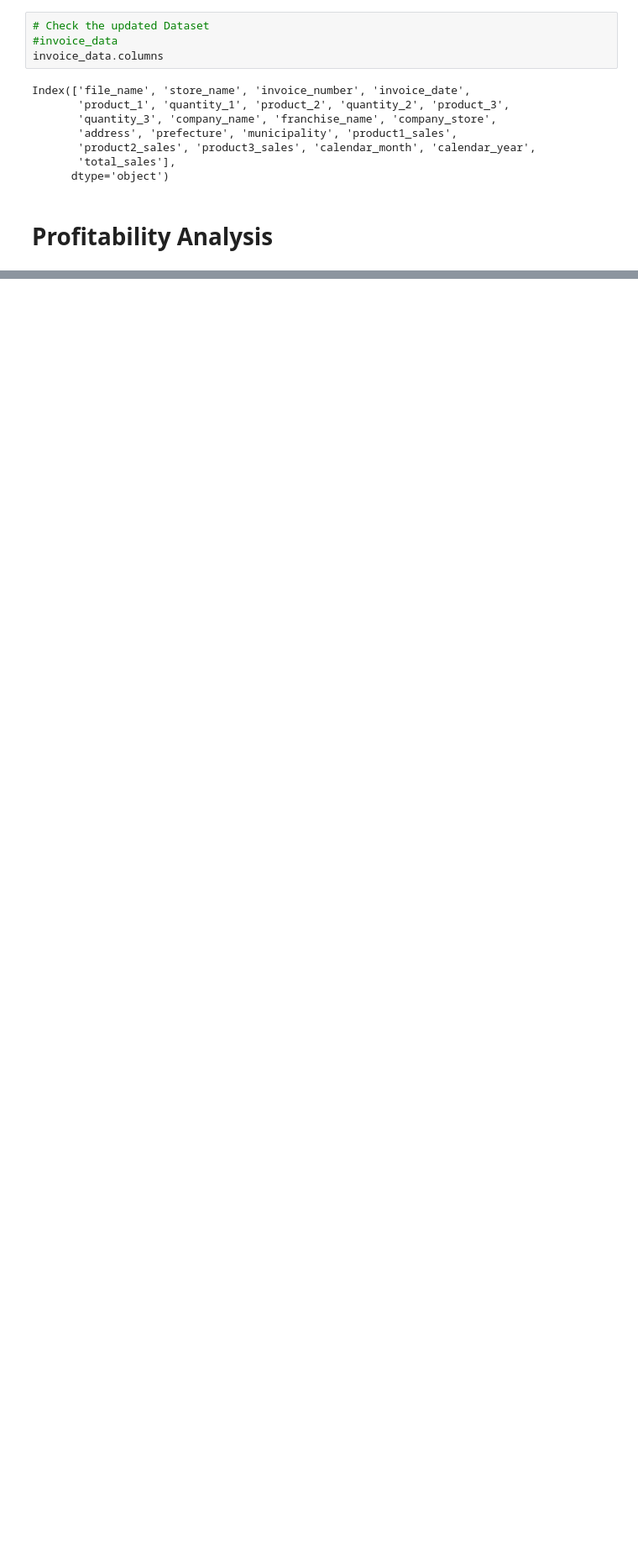
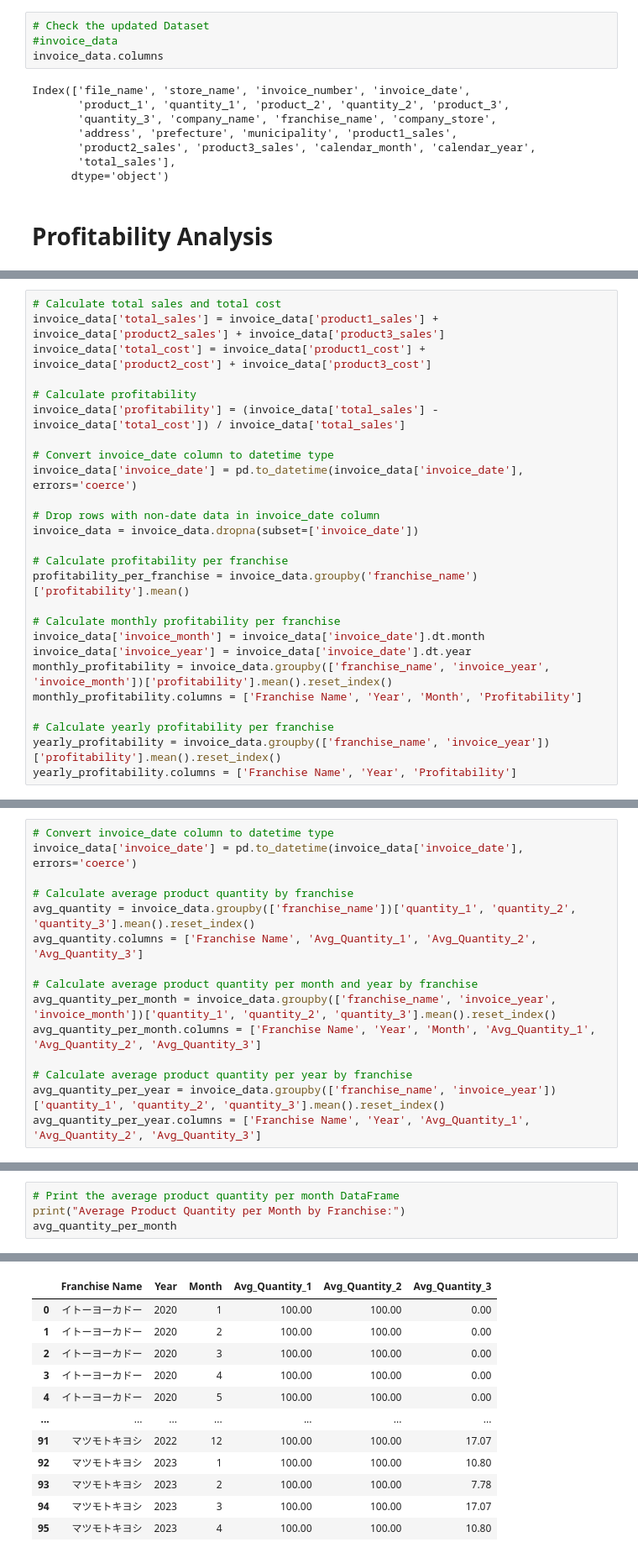
Before and after one commit to Kensuzuki95/EY_Assignment, a Jupyter notebook: Assignment_Analysis.ipynb, the cells around one changed output, grey strips where cells are left out. Shown: that part at 84% size. Drawn from its saved outputs; the diff is of its cells as text; blank space fills up the shorter version.

```diff
--- a/Assignment_Analysis.ipynb
+++ b/Assignment_Analysis.ipynb
@@ -407,0 +488,26 @@ Index(['file_name', 'store_name', 'invoice_number', 'invoice_date',
+# %%
+# Calculate total sales and total cost
+invoice_data['total_sales'] = invoice_data['product1_sales'] + invoice_data['product2_sales'] + invoice_data['product3_sales']
+invoice_data['total_cost'] = invoice_data['product1_cost'] + invoice_data['product2_cost'] + invoice_data['product3_cost']
+
+# Calculate profitability
+invoice_data['profitability'] = (invoice_data['total_sales'] - invoice_data['total_cost']) / invoice_data['total_sales']
+
+# Convert invoice_date column to datetime type
+invoice_data['invoice_date'] = pd.to_datetime(invoice_data['invoice_date'], errors='coerce')
+
+# Drop rows with non-date data in invoice_date column
+invoice_data = invoice_data.dropna(subset=['invoice_date'])
+
+# Calculate profitability per franchise
+profitability_per_franchise = invoice_data.groupby('franchise_name')['profitability'].mean()
+
+# Calculate monthly profitability per franchise
+invoice_data['invoice_month'] = invoice_data['invoice_date'].dt.month
+invoice_data['invoice_year'] = invoice_data['invoice_date'].dt.year
+monthly_profitability = invoice_data.groupby(['franchise_name', 'invoice_year', 'invoice_month'])['profitability'].mean().reset_index()
+monthly_profitability.columns = ['Franchise Name', 'Year', 'Month', 'Profitability']
+
+# Calculate yearly profitability per franchise
+yearly_profitability = invoice_data.groupby(['franchise_name', 'invoice_year'])['profitability'].mean().reset_index()
+yearly_profitability.columns = ['Franchise Name', 'Year', 'Profitability']
@@ -407,0 +554,15 @@ Index(['file_name', 'store_name', 'invoice_number', 'invoice_date',
+# %%
+# Convert invoice_date column to datetime type
+invoice_data['invoice_date'] = pd.to_datetime(invoice_data['invoice_date'], errors='coerce')
+
+# Calculate average product quantity by franchise
+avg_quantity = invoice_data.groupby(['franchise_name'])['quantity_1', 'quantity_2', 'quantity_3'].mean().reset_index()
+avg_quantity.columns = ['Franchise Name', 'Avg_Quantity_1', 'Avg_Quantity_2', 'Avg_Quantity_3']
+
+# Calculate average product quantity per month and year by franchise
+avg_quantity_per_month = invoice_data.groupby(['franchise_name', 'invoice_year', 'invoice_month'])['quantity_1', 'quantity_2', 'quantity_3'].mean().reset_index()
+avg_quantity_per_month.columns = ['Franchise Name', 'Year', 'Month', 'Avg_Quantity_1', 'Avg_Quantity_2', 'Avg_Quantity_3']
+
+# Calculate average product quantity per year by franchise
+avg_quantity_per_year = invoice_data.groupby(['franchise_name', 'invoice_year'])['quantity_1', 'quantity_2', 'quantity_3'].mean().reset_index()
+avg_quantity_per_year.columns = ['Franchise Name', 'Year', 'Avg_Quantity_1', 'Avg_Quantity_2', 'Avg_Quantity_3']
@@ -407,0 +579,5 @@ Index(['file_name', 'store_name', 'invoice_number', 'invoice_date',
+# %%
+# Print the average product quantity per month DataFrame
+print("Average Product Quantity per Month by Franchise:")
+avg_quantity_per_month
+# %% [output]
@@ -407,0 +585,12 @@ Index(['file_name', 'store_name', 'invoice_number', 'invoice_date',
+|  | Franchise Name | Year | Month | Avg_Quantity_1 | Avg_Quantity_2 | Avg_Quantity_3 |
+| 0 | イトーヨーカドー | 2020 | 1 | 100.00 | 100.00 | 0.00 |
+| 1 | イトーヨーカドー | 2020 | 2 | 100.00 | 100.00 | 0.00 |
+| 2 | イトーヨーカドー | 2020 | 3 | 100.00 | 100.00 | 0.00 |
+| 3 | イトーヨーカドー | 2020 | 4 | 100.00 | 100.00 | 0.00 |
+| 4 | イトーヨーカドー | 2020 | 5 | 100.00 | 100.00 | 0.00 |
+| ... | ... | ... | ... | ... | ... | ... |
+| 91 | マツモトキヨシ | 2022 | 12 | 100.00 | 100.00 | 17.07 |
+| 92 | マツモトキヨシ | 2023 | 1 | 100.00 | 100.00 | 10.80 |
+| 93 | マツモトキヨシ | 2023 | 2 | 100.00 | 100.00 | 7.78 |
+| 94 | マツモトキヨシ | 2023 | 3 | 100.00 | 100.00 | 17.07 |
+| 95 | マツモトキヨシ | 2023 | 4 | 100.00 | 100.00 | 10.80 |
```
Also changed, not shown: parts of 36 cells of this notebook.
